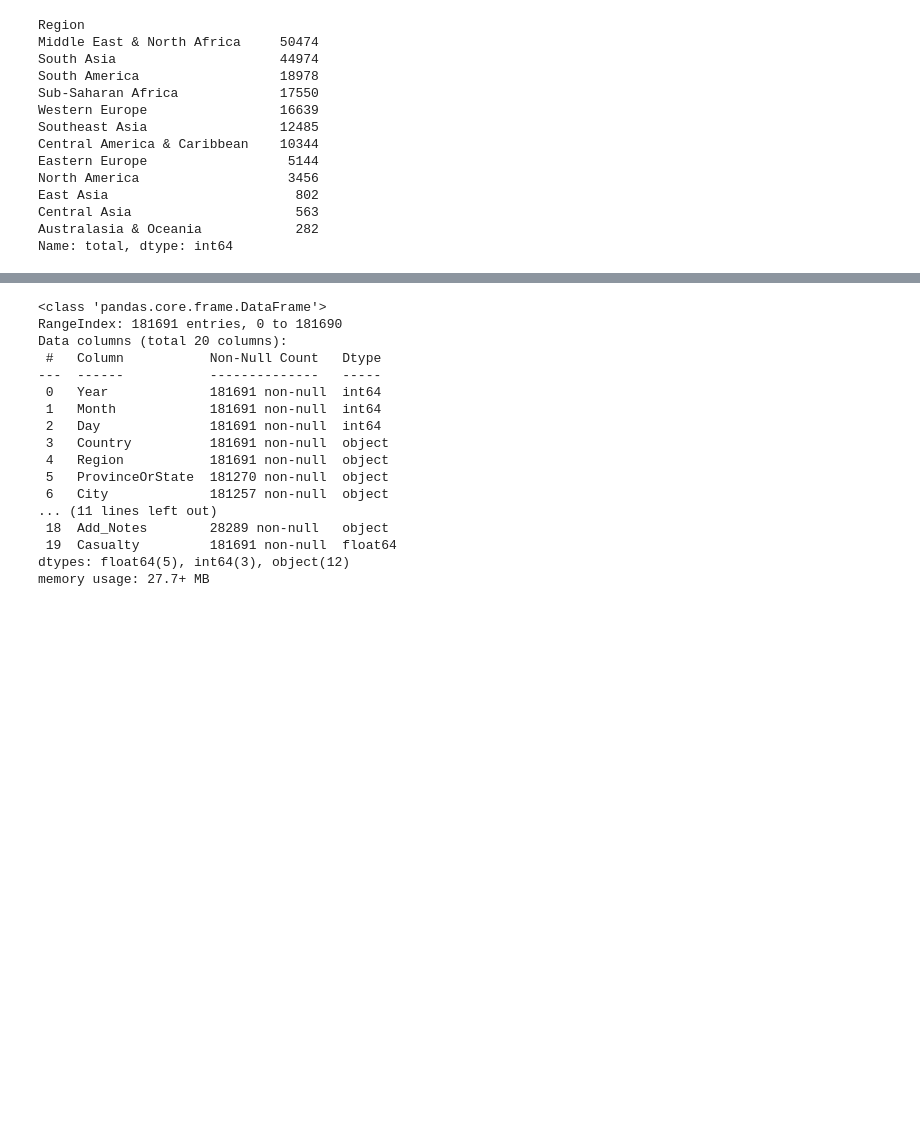
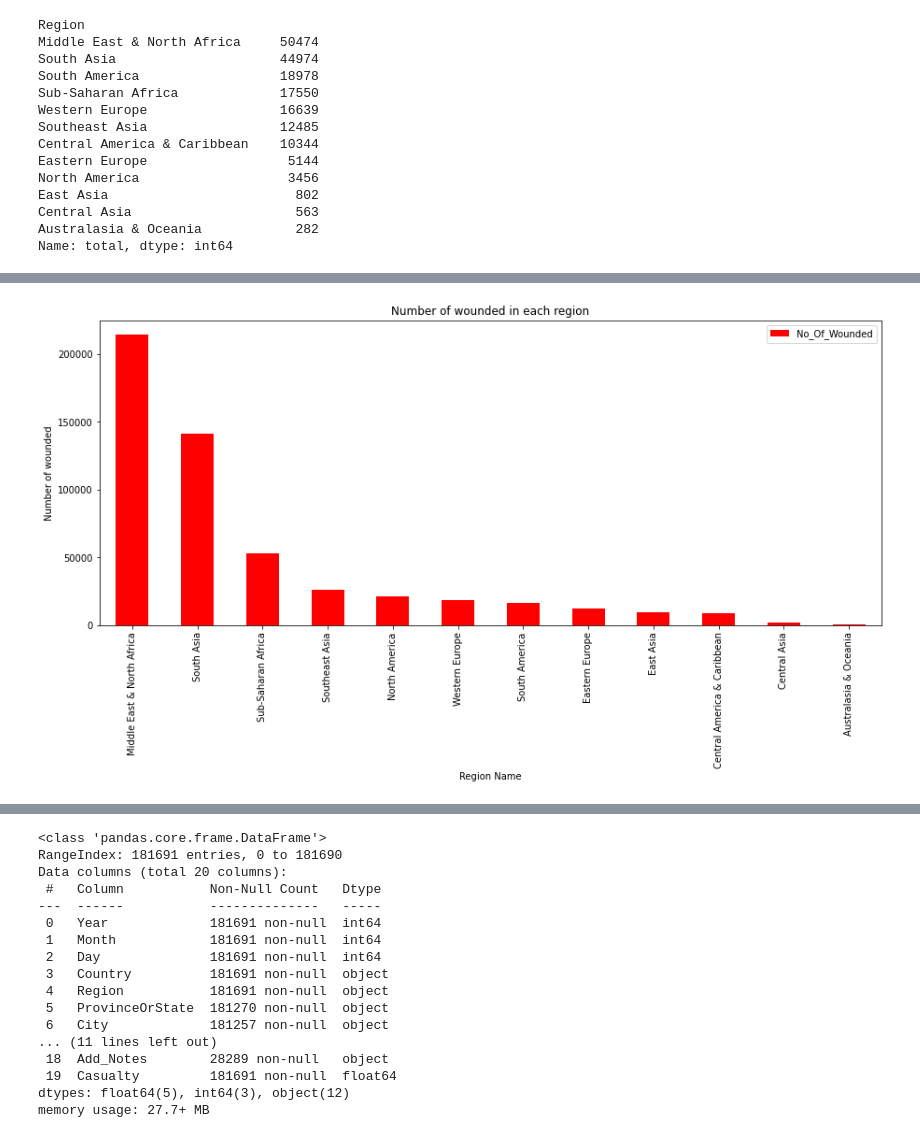
Before and after one commit to Pawan-kumar-Singh/Global-Terrorism, a Jupyter notebook: Global_Terrorism_Analysis_Capstone_Project.ipynb, the cells around one changed output, grey strips where cells are left out. Drawn from its saved outputs; the diff is of its cells as text; code cells hidden in the pictures; blank space fills up the shorter version.

```diff
--- a/Global_Terrorism_Analysis_Capstone_Project.ipynb
+++ b/Global_Terrorism_Analysis_Capstone_Project.ipynb
@@ -291,0 +334,3 @@ Name: total, dtype: int64
+# %%
+rw= df[["Region","No_Of_Wounded"]].groupby("Region").sum().sort_values(by="No_Of_Wounded", ascending=False)
+rw
@@ -291,0 +352,8 @@ Name: total, dtype: int64
+# %%
+rw.plot(kind="bar", color="red",figsize=(15,6))
+plt.title('Number of wounded in each region')
+plt.xlabel("Region Name")
+plt.ylabel("Number of wounded")
+plt.show()
+# %% [output]
+[figure, added]
```
Also changed, not shown: parts of 43 cells of this notebook.
